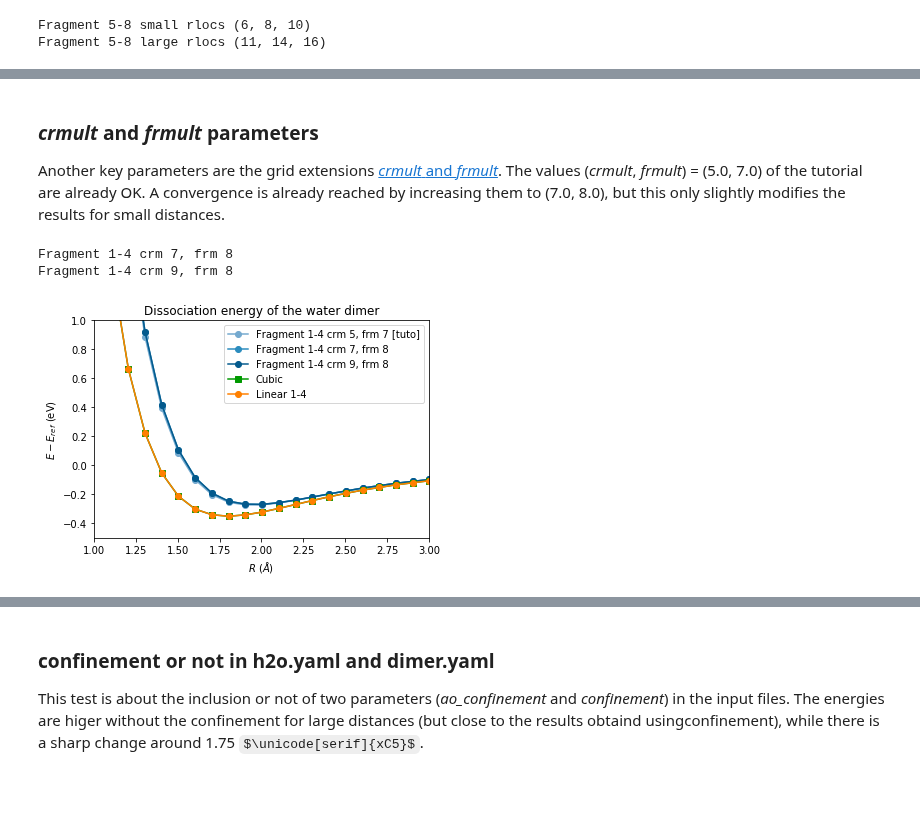
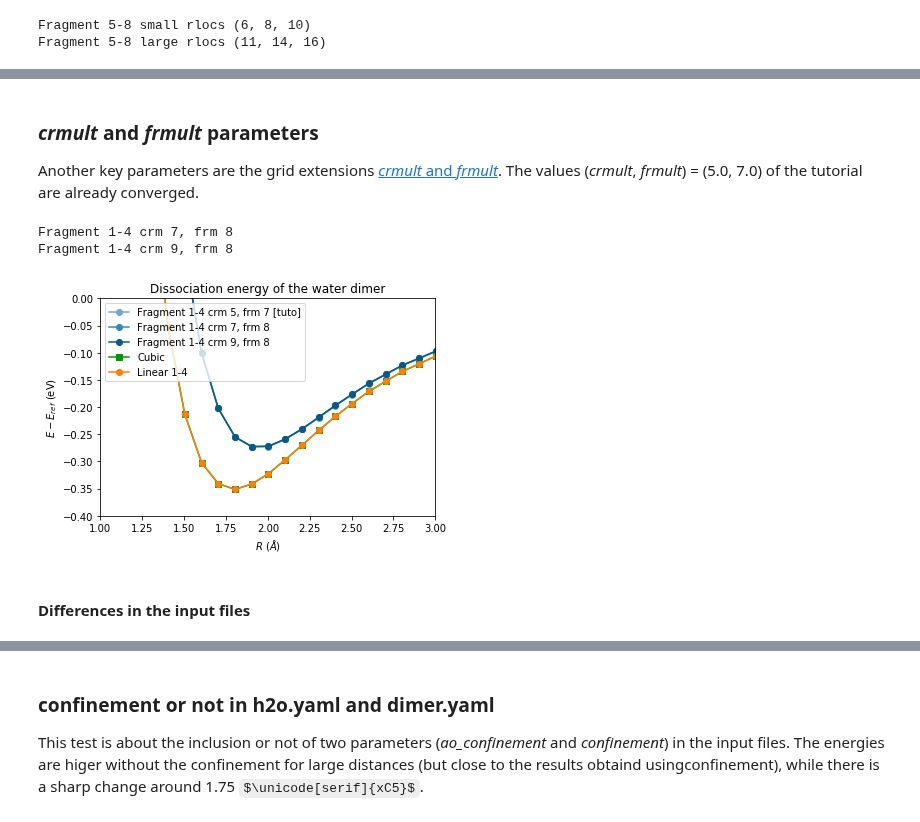
Before and after one commit to luigigenovese/BigDFT-nb, a Jupyter notebook: CDFT-H2O/dissociation.ipynb, the cells around one changed output, grey strips where cells are left out. Cells and saved outputs as stored; diff of their text form; code cells hidden in the pictures; some formulas as TeX source; blank space fills up the shorter version.

```diff
--- a/CDFT-H2O/dissociation.ipynb
+++ b/CDFT-H2O/dissociation.ipynb
@@ -354,6 +732,6 @@ plt.show()
 # %% [markdown]
 ### *crmult* and *frmult* parameters
-Another key parameters are the grid extensions [*crmult* and *frmult*](http://bigdft.org/Wiki/index.php?title=Basis-set_convergence#crmult.2C_frmult). The values (*crmult*, *frmult*) = (5.0, 7.0) of the tutorial are already OK. A convergence is already reached by increasing them to (7.0, 8.0), but this only slightly modifies the results for small distances.
+Another key parameters are the grid extensions [*crmult* and *frmult*](http://bigdft.org/Wiki/index.php?title=Basis-set_convergence#crmult.2C_frmult). The values (*crmult*, *frmult*) = (5.0, 7.0) of the tutorial are already converged.
 # %%
 #Small rlocs (rloc, rloc_foe, rloc_foe_kernel) = (6, 8, 10)
 frag_1_4_medium_rm = find_data("H2O/templates_tests/H2O/test3/H2O-dimer/dimer*/log-*yaml",
@@ -371,20 +749,22 @@ frag_1_4['legend'] = 'Fragment 1-4 crm 5, frm 7 [tuto]'
 # %%
 # List of data to be plotted
 curves = [frag_1_4, frag_1_4_medium_rm,
           frag_1_4_large_rm, cubic, lin_1_4]
 # Lists of markers and colors (for matplotlib)
 colors = ['#74a9cf', '#2b8cbe', '#045a8d', '#009900', '#FF8000']
 markers = ['o']*3+['s']+['o']
 # Plot with matplotlib
 for i, data in enumerate(curves):
     plt.plot(data['distances'], data['energies'], marker=markers[i],
              ls='-', label=data['legend'], color=colors[i])
-plt.ylim([-0.5, 1.0])
+plt.ylim([-0.4, 0.0])
 plt.xlim([1.0, 3.0])
 plt.xlabel('$R$ ($\AA$)')
 plt.ylabel('$E-E_{ref}$ (eV)')
 plt.title('Dissociation energy of the water dimer')
 plt.legend()
 plt.show()
 # %% [output]
-[figure, old version]
+[figure, new version]
+# %% [markdown]
+#### Differences in the input files
```
Also changed, not shown: parts of 27 cells of this notebook.
